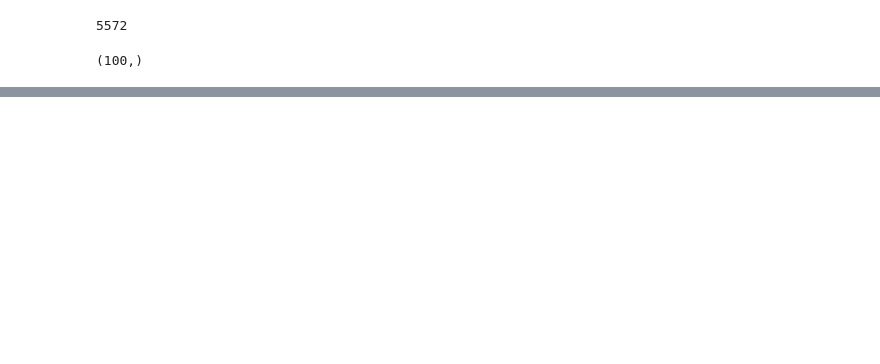
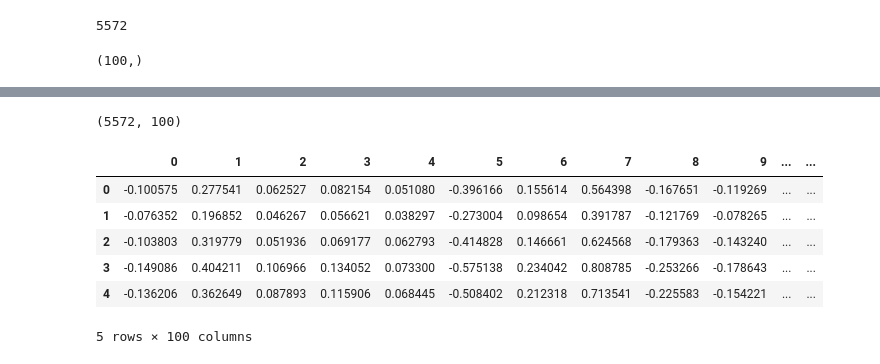
Before and after one commit to DEVELOPER-MANISH007/Data-Science--Course-Progress, a Jupyter notebook: 27. NLP For Machine Learning/16. Part I-Text Classification With Word2vec And AvgWord2vec/main.ipynb, the cells around one changed output, grey strips where cells are left out. Saved outputs shown, nothing was run; the diff lists cells and outputs as text; code cells hidden in the pictures; blank space fills up the shorter version.

```diff
--- a/27. NLP For Machine Learning/16. Part I-Text Classification With Word2vec And AvgWord2vec/main.ipynb
+++ b/27. NLP For Machine Learning/16. Part I-Text Classification With Word2vec And AvgWord2vec/main.ipynb
@@ -229,0 +260,24 @@ y = y.iloc[:,0].values
+# %%
+## this is the final independent features
+
+df = pd.DataFrame()
+
+for i in range(0, len(X)):
+    df = pd.concat(
+        [df, pd.DataFrame(X[i].reshape(1, -1))],
+        ignore_index=True
+    )
+# %%
+df.shape
+# %% [output]
+(5572, 100)
+# %%
+df.head()
+# %% [output]
+|  | 0 | 1 | 2 | 3 | 4 | 5 | 6 | 7 | 8 | 9 | ... | ... |
+| 0 | -0.100575 | 0.277541 | 0.062527 | 0.082154 | 0.051080 | -0.396166 | 0.155614 | 0.564398 | -0.167651 | -0.119269 | ... | ... |
+| 1 | -0.076352 | 0.196852 | 0.046267 | 0.056621 | 0.038297 | -0.273004 | 0.098654 | 0.391787 | -0.121769 | -0.078265 | ... | ... |
+| 2 | -0.103803 | 0.319779 | 0.051936 | 0.069177 | 0.062793 | -0.414828 | 0.146661 | 0.624568 | -0.179363 | -0.143240 | ... | ... |
+| 3 | -0.149086 | 0.404211 | 0.106966 | 0.134052 | 0.073300 | -0.575138 | 0.234042 | 0.808785 | -0.253266 | -0.178643 | ... | ... |
+| 4 | -0.136206 | 0.362649 | 0.087893 | 0.115906 | 0.068445 | -0.508402 | 0.212318 | 0.713541 | -0.225583 | -0.154221 | ... | ... |
+5 rows × 100 columns
```
Also changed, not shown: parts of 14 cells of this notebook.
